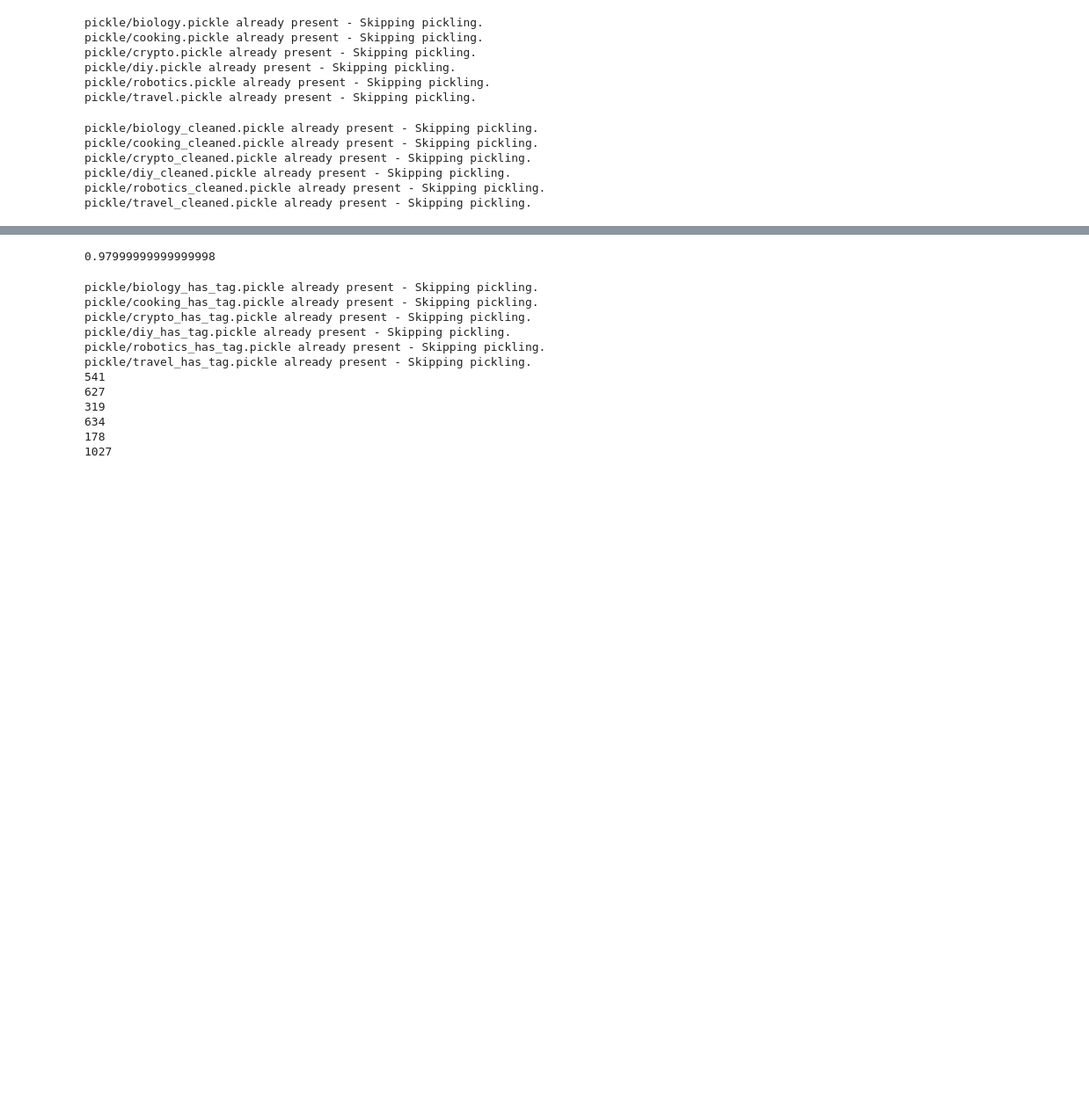
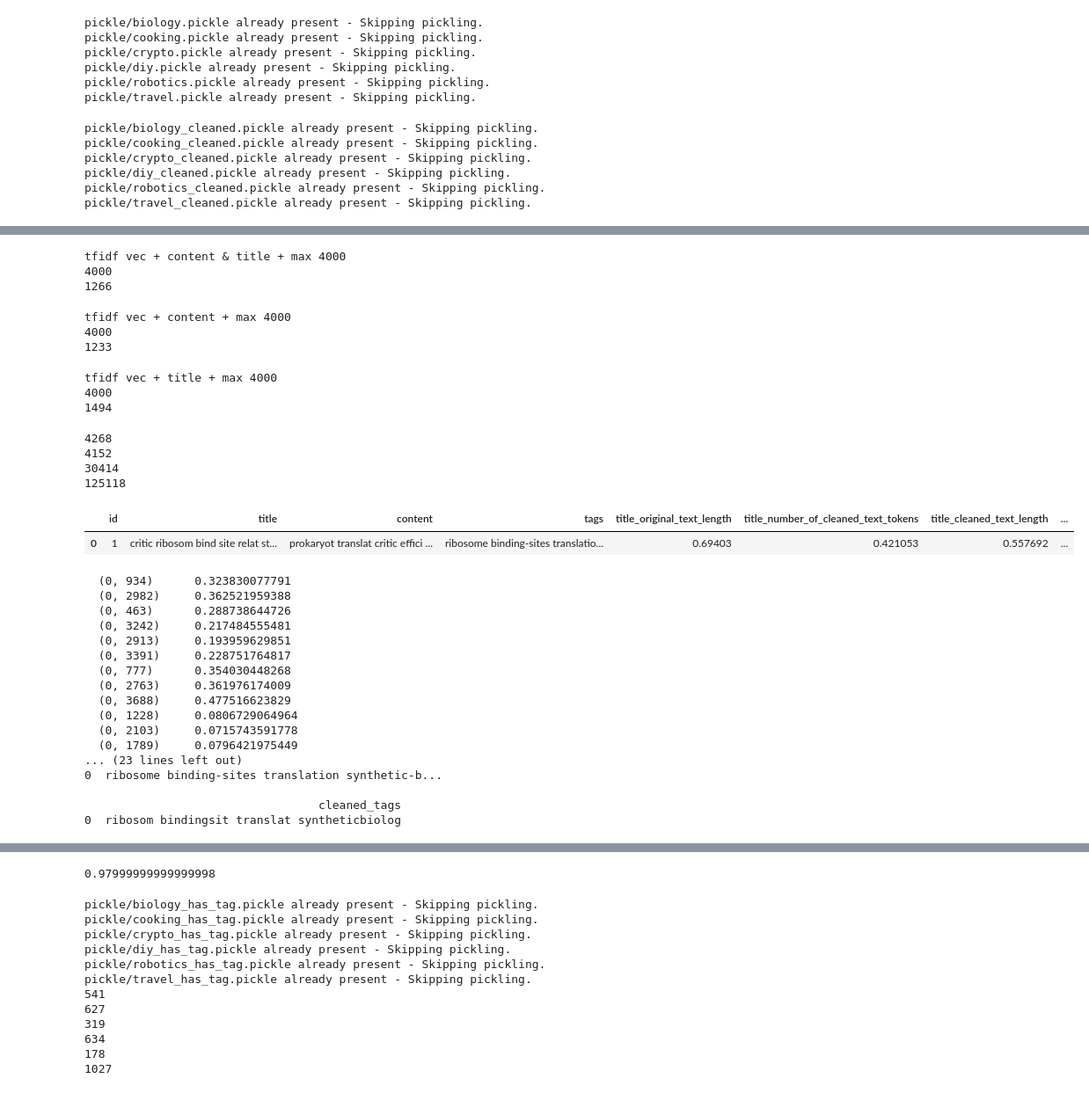
Before and after one commit to voyageth/kaggle, a Jupyter notebook: stack-exchange-tags/notebook/notebook.ipynb, the cells around one changed output, grey strips where cells are left out. Shown at 88% size. Saved outputs shown, nothing was run; the diff lists cells and outputs as text; code cells hidden in the pictures; blank space fills up the shorter version.

```diff
--- a/stack-exchange-tags/notebook/notebook.ipynb
+++ b/stack-exchange-tags/notebook/notebook.ipynb
@@ -291,0 +400,72 @@ print(len(full_df_vectorizer.get_feature_names()))
+# %%
+full_df_content_count_vectorizer = TfidfVectorizer(stop_words=stop_words, max_features=4000)
+full_df_content_count_vectorizer.fit((full_df['content'] + ' ' + full_df['title']).tolist())
+print('tfidf vec + content & title + max 4000')
+print(len(full_df_content_count_vectorizer.get_feature_names()))
+print(len(list(set(full_df_cleand_total_tags.index) & set(full_df_content_count_vectorizer.get_feature_names()))))
+# %% [output]
+tfidf vec + content & title + max 4000
+4000
+1266
+# %%
+full_df_content_count_vectorizer = TfidfVectorizer(stop_words=stop_words, max_features=4000)
+full_df_content_count_vectorizer.fit((full_df['content']).tolist())
+print('tfidf vec + content + max 4000')
+print(len(full_df_content_count_vectorizer.get_feature_names()))
+print(len(list(set(full_df_cleand_total_tags.index) & set(full_df_content_count_vectorizer.get_feature_names()))))
+# %% [output]
+tfidf vec + content + max 4000
+4000
+1233
+# %%
+full_df_content_count_vectorizer = TfidfVectorizer(stop_words=stop_words, max_features=4000)
+full_df_content_count_vectorizer.fit((full_df['title']).tolist())
+print('tfidf vec + title + max 4000')
+print(len(full_df_content_count_vectorizer.get_feature_names()))
+print(len(list(set(full_df_cleand_total_tags.index) & set(full_df_content_count_vectorizer.get_feature_names()))))
+# %% [output]
+tfidf vec + title + max 4000
+4000
+1494
+# %%
+print(len(full_df_total_tags))
+print(len(full_df_cleand_total_tags))
+print(len(full_df_title_count_vectorizer.get_feature_names()))
+print(len(full_df_content_count_vectorizer.get_feature_names()))
+# %% [output]
+4268
+4152
+30414
+125118
+# %%
+full_df_content_count_vectorizer = TfidfVectorizer(stop_words=stop_words, max_features=4000)
+full_df_vectors = full_df_content_count_vectorizer.fit_transform((full_df['title'] + ' ' + full_df['title'] + ' ' + full_df['content']).tolist())
+
+display(full_df[0:1])
+print(full_df_vectors[0:1])
+for vector in full_df_vectors[0:1][0]:
+    dense_vector = vector[0].toarray()[0]
+    for val in range(0,len(dense_vector)):
+        if dense_vector[val] > 0:
+            print(full_df_content_count_vectorizer.get_feature_names()[val], dense_vector[val])
+print(full_df[0:1][['tags', 'cleaned_tags']])
+# %% [output]
+|  | id | title | content | tags | title_original_text_length | title_number_of_cleaned_text_tokens | title_cleaned_text_length | ... |
+| 0 | 1 | critic ribosom bind site relat st... | prokaryot translat critic effici ... | ribosome binding-sites translatio... | 0.69403 | 0.421053 | 0.557692 | ... |
+  (0, 934)      0.323830077791
+  (0, 2982)     0.362521959388
+  (0, 463)      0.288738644726
+  (0, 3242)     0.217484555481
+  (0, 2913)     0.193959629851
+  (0, 3391)     0.228751764817
+  (0, 777)      0.354030448268
+  (0, 2763)     0.361976174009
+  (0, 3688)     0.477516623829
+  (0, 1228)     0.0806729064964
+  (0, 2103)     0.0715743591778
+  (0, 1789)     0.0796421975449
+... (23 lines left out)
+0  ribosome binding-sites translation synthetic-b...
+
+                                  cleaned_tags
+0  ribosom bindingsit translat syntheticbiolog
```
Also changed, not shown: parts of 12 cells of this notebook.
